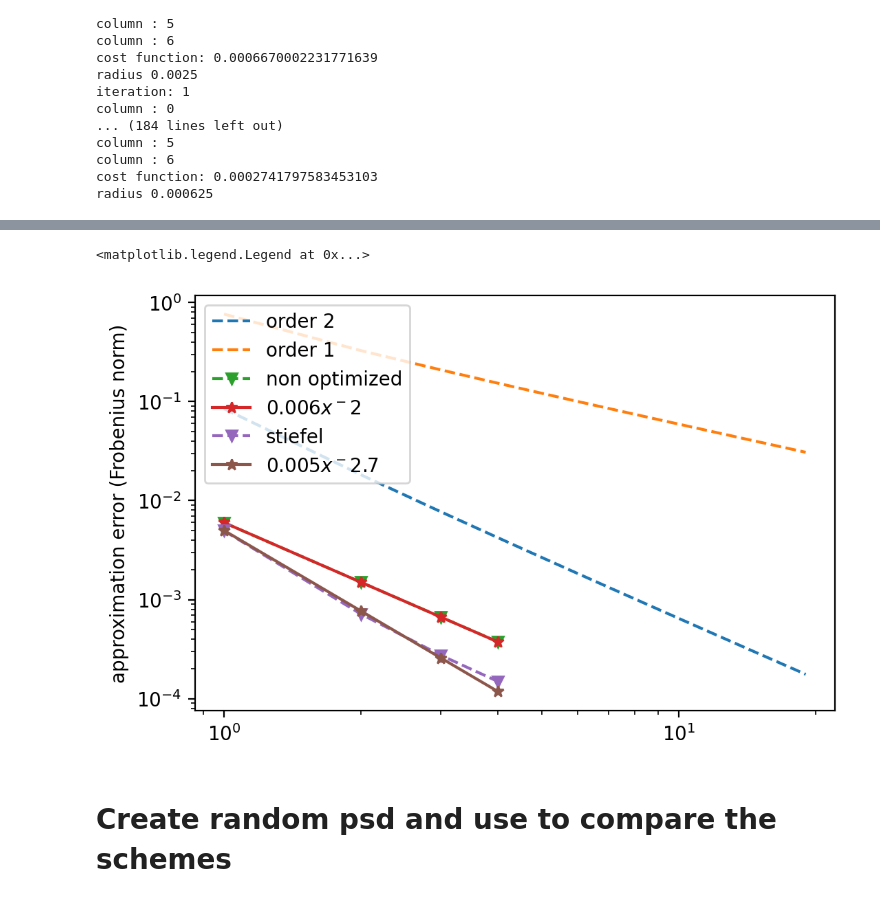
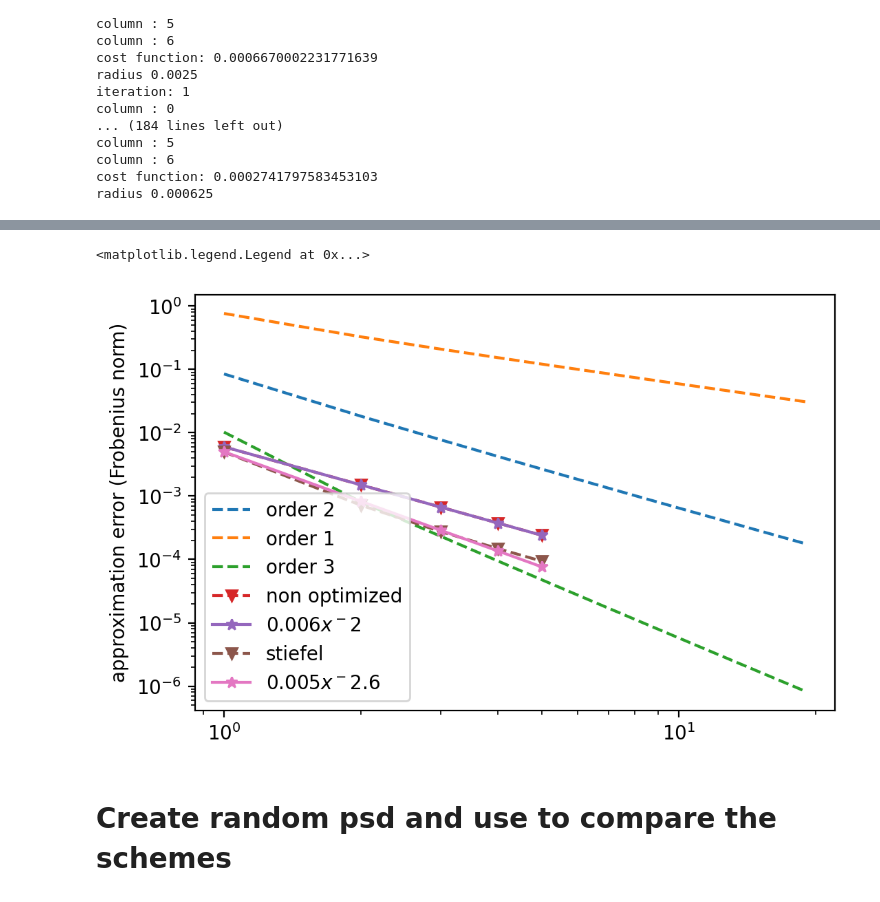
Before and after one commit to EmilianoG-byte/opentn, a Jupyter notebook: experiments/structure_preserving.ipynb, the cells around one changed output, grey strips where cells are left out. Drawn from its saved outputs; the diff is of its cells as text; code cells hidden in the pictures.

Commit message:
update notebooks with higher order simulations, including sample from paper in structure_preserving_test

```diff
--- a/experiments/structure_preserving.ipynb
+++ b/experiments/structure_preserving.ipynb
@@ -76,5 +108,6 @@ array([ 1.24375000e+01+0.j,  1.50000000e+00+0.j,  1.00000000e+00+0.j,
 tau = 1
 number_timesteps = list(range(1,20))
 timesteps = [tau/n for n in number_timesteps]
+error_order_1 = [unnormalized_scheme_error(Lvec, Lnn, N, d, tau=tau, n=n, order=1) for n in number_timesteps]
 error_order_2 = [unnormalized_scheme_error(Lvec, Lnn, N, d, tau=tau, n=n, order=2) for n in number_timesteps]
-error_order_1 = [unnormalized_scheme_error(Lvec, Lnn, N, d, tau=tau, n=n, order=1) for n in number_timesteps]
+error_order_3 = [unnormalized_scheme_error(Lvec, Lnn, N, d, tau=tau, n=n, order=3, verbose=True) for n in number_timesteps]
@@ -189,7 +258,7 @@ radius 0.000625
 # %%
 xs_timestep_4_tau_1 = [super2ortho(x.real, rank=2) for x in get_kitaev_trotter_local_ansatz(gamma, tau, n=4)]
 xs_timestep_4_tau_1_opt, f_timestep_4_tau_1_opt, radius_timestep_4_tau_1_opt = riemannian_trust_region_optimize(
-    f_stiefel, retract_stiefel, grad_stiefel, hessian_stiefel, xs_timestep_4_tau_1, save_x=True, niter=20)
+    f_stiefel, retract_stiefel, grad_stiefel, hessian_stiefel, xs_timestep_4_tau_1, save_x=True, niter=40)
 # %% [output]
 iteration: 0
 column : 0
@@ -210,0 +280,4 @@ radius 0.000625
+# %%
+xs_timestep_5_tau_1 = [super2ortho(x.real, rank=2) for x in get_kitaev_trotter_local_ansatz(gamma, tau, n=5)]
+xs_timestep_5_tau_1_opt, f_timestep_5_tau_1_opt, radius_timestep_5_tau_1_opt = riemannian_trust_region_optimize(
+    f_stiefel, retract_stiefel, grad_stiefel, hessian_stiefel, xs_timestep_5_tau_1, save_x=True, niter=20)
@@ -211,31 +302,33 @@ radius 0.000625
 # %%
-error_nonoptimized_tau_1 = [values[0] for values in [f_timestep_1_tau_1_opt, f_timestep_2_tau_1_opt, f_timestep_3_tau_1_opt, f_timestep_4_tau_1_opt]]
-error_stiefel_tau_1 = [values[-1] for values in [f_timestep_1_tau_1_opt, f_timestep_2_tau_1_opt, f_timestep_3_tau_1_opt, f_timestep_4_tau_1_opt]]
+f_stiefel_ts = [f_timestep_1_tau_1_opt, f_timestep_2_tau_1_opt, f_timestep_3_tau_1_opt, f_timestep_4_tau_1_opt, f_timestep_5_tau_1_opt]
+error_nonoptimized_tau_1 = [values[0] for values in f_stiefel_ts]
+error_stiefel_tau_1 = [values[-1] for values in f_stiefel_ts]
 # %%
-number_timesteps_stiefel = [1,2,3,4]
+number_timesteps_stiefel = [1,2,3,4,5]
 timesteps_stiefel = [tau/n for n in number_timesteps_stiefel]
 
 fig = plt.figure(dpi=200)
 plt.ylabel('approximation error (Frobenius norm)')
 ax = plt.gca()
 # plt.xlabel('timestep')
 
 plt.loglog(number_timesteps, error_order_2, '--', label='order 2')
 plt.loglog(number_timesteps, error_order_1, '--', label='order 1')
+plt.loglog(number_timesteps, error_order_3, '--', label='order 3')
 
 plt.loglog(number_timesteps_stiefel, error_nonoptimized_tau_1, '--v', label='non optimized')
 exponent = -2
 a = 0.006
 plt.loglog(number_timesteps_stiefel, a*np.array(number_timesteps_stiefel, dtype=float)**(exponent), '-*' ,label=fr'${a} x^{exponent}$')
 
 plt.loglog(number_timesteps_stiefel, error_stiefel_tau_1, '--v', label='stiefel')
-exponent_2 = -2.7
+exponent_2 = -2.6
 b = 0.005
 plt.loglog(number_timesteps_stiefel, b*np.array(number_timesteps_stiefel, dtype=float)**(exponent_2), '-*' ,label=fr'${b} x^{exponent_2}$')
 
 plt.legend()
 # %% [output]
 <matplotlib.legend.Legend at 0x...>
-[figure, old version]
+[figure, new version]
 # %% [markdown]
 # Create random psd and use to compare the schemes
```
Also changed, not shown: parts of 21 cells of this notebook, 2 other files.
